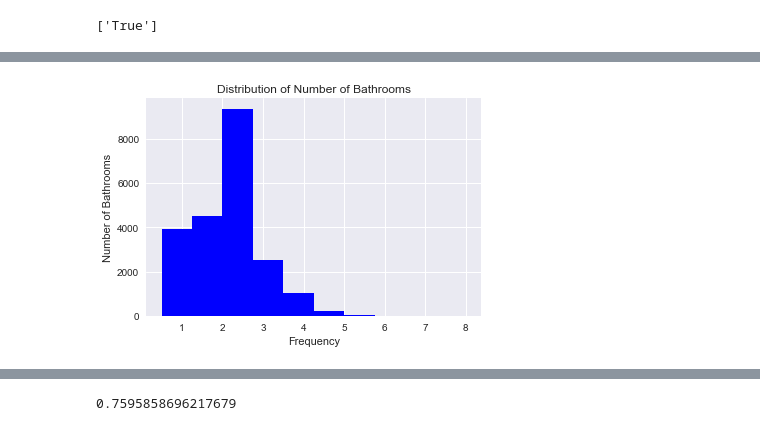
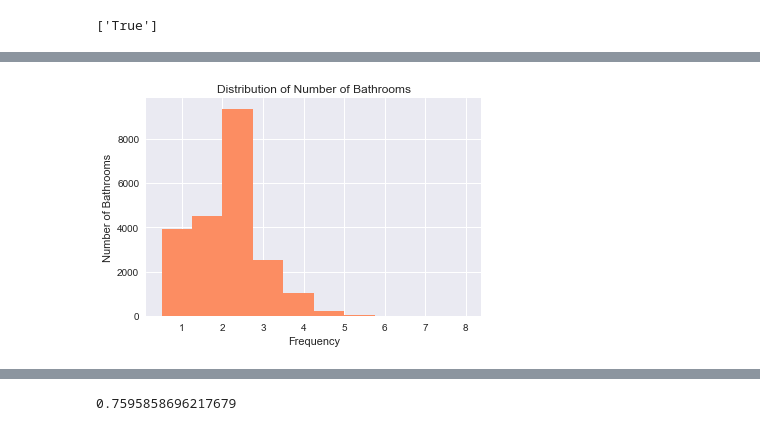
Before and after one commit to pawoody/dsc-1-final-project-online-ds-ft-031119, a Jupyter notebook: Untitled.ipynb, the cells around one changed output, grey strips where cells are left out. Drawn from its saved outputs; the diff is of its cells as text; code cells hidden in the pictures.

```diff
--- a/Untitled.ipynb
+++ b/Untitled.ipynb
@@ -362,8 +354,9 @@ Name: bathrooms, dtype: float64
 # %%
-df.bathrooms.hist(color='blue')
+# Visualizing the distribution of Number of Bathrooms:
+df.bathrooms.hist(color='#FC8D62')
 plt.title("Distribution of Number of Bathrooms")
 plt.xlabel("Frequency")
 plt.ylabel("Number of Bathrooms")
 plt.show()
 # %% [output]
-[figure, old version]
+[figure, new version]
```
Also changed, not shown: parts of 172 cells of this notebook.
